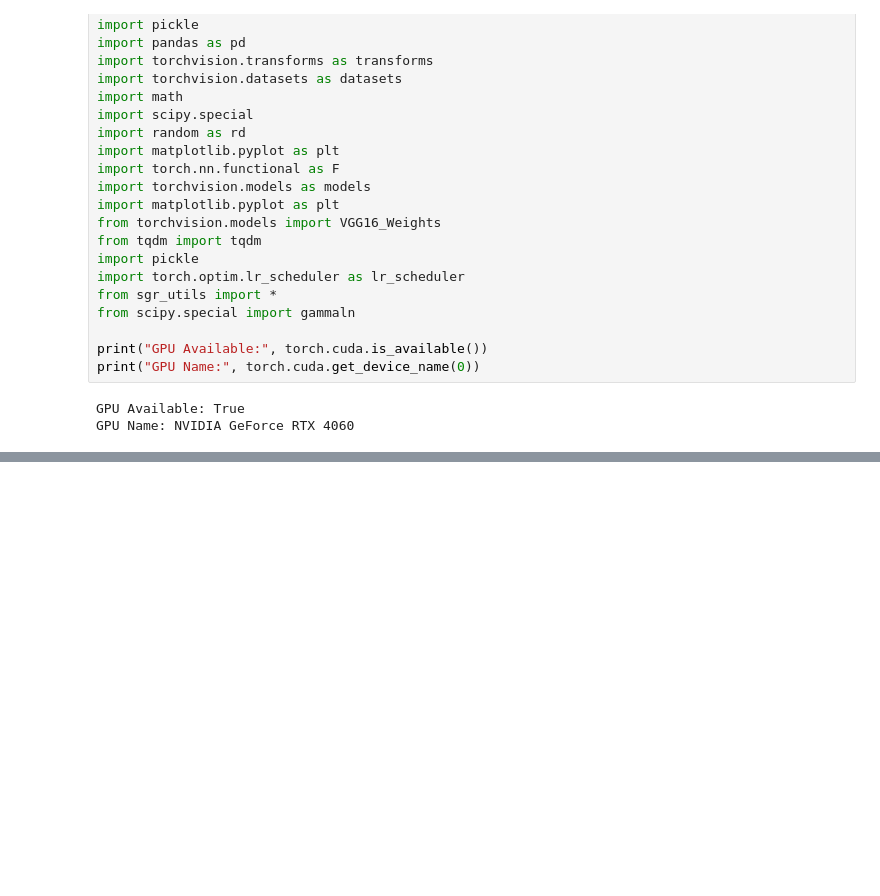
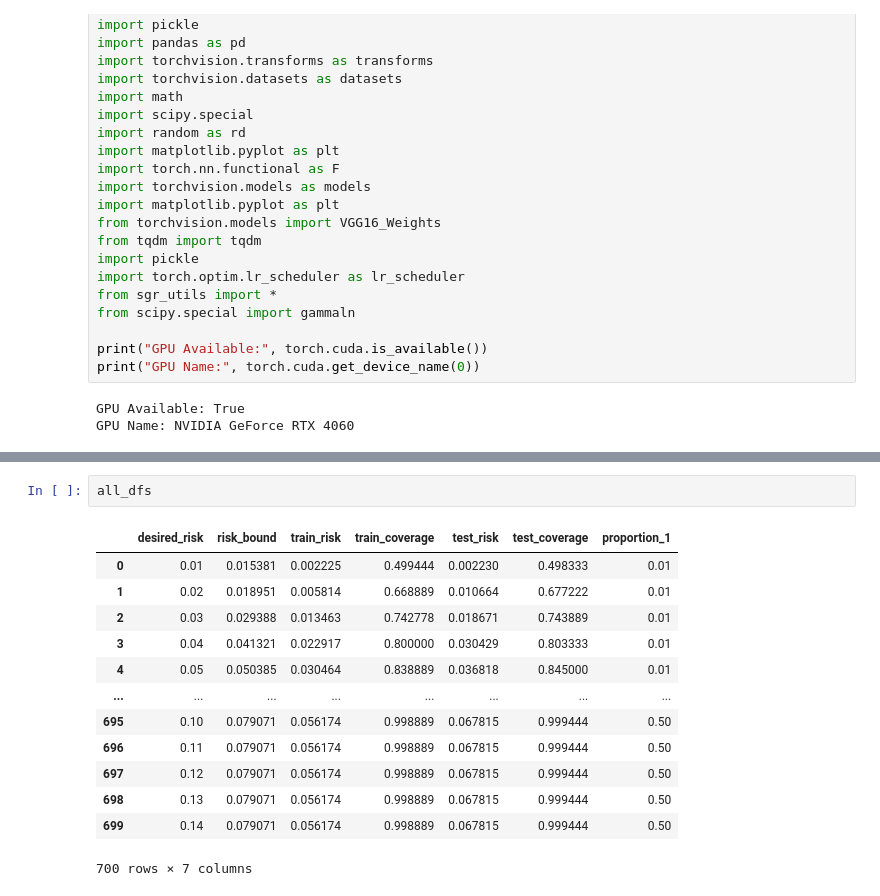
Before and after one commit to EmilienJemelen/selective-classification, a Jupyter notebook: vgg16_cifar10/SGR_vgg16_cifar10.ipynb, the cells around one changed output, grey strips where cells are left out. Cells and saved outputs as stored; diff of their text form; blank space fills up the shorter version.

```diff
--- a/vgg16_cifar10/SGR_vgg16_cifar10.ipynb
+++ b/vgg16_cifar10/SGR_vgg16_cifar10.ipynb
@@ -87,0 +106,16 @@ plt.show()
+# %%
+all_dfs
+# %% [output]
+|  | desired_risk | risk_bound | train_risk | train_coverage | test_risk | test_coverage | proportion_1 |
+| 0 | 0.01 | 0.015381 | 0.002225 | 0.499444 | 0.002230 | 0.498333 | 0.01 |
+| 1 | 0.02 | 0.018951 | 0.005814 | 0.668889 | 0.010664 | 0.677222 | 0.01 |
+| 2 | 0.03 | 0.029388 | 0.013463 | 0.742778 | 0.018671 | 0.743889 | 0.01 |
+| 3 | 0.04 | 0.041321 | 0.022917 | 0.800000 | 0.030429 | 0.803333 | 0.01 |
+| 4 | 0.05 | 0.050385 | 0.030464 | 0.838889 | 0.036818 | 0.845000 | 0.01 |
+| ... | ... | ... | ... | ... | ... | ... | ... |
+| 695 | 0.10 | 0.079071 | 0.056174 | 0.998889 | 0.067815 | 0.999444 | 0.50 |
+| 696 | 0.11 | 0.079071 | 0.056174 | 0.998889 | 0.067815 | 0.999444 | 0.50 |
+| 697 | 0.12 | 0.079071 | 0.056174 | 0.998889 | 0.067815 | 0.999444 | 0.50 |
+| 698 | 0.13 | 0.079071 | 0.056174 | 0.998889 | 0.067815 | 0.999444 | 0.50 |
+| 699 | 0.14 | 0.079071 | 0.056174 | 0.998889 | 0.067815 | 0.999444 | 0.50 |
+700 rows × 7 columns
```
Also changed, not shown: parts of 13 cells of this notebook, 4 other files.
